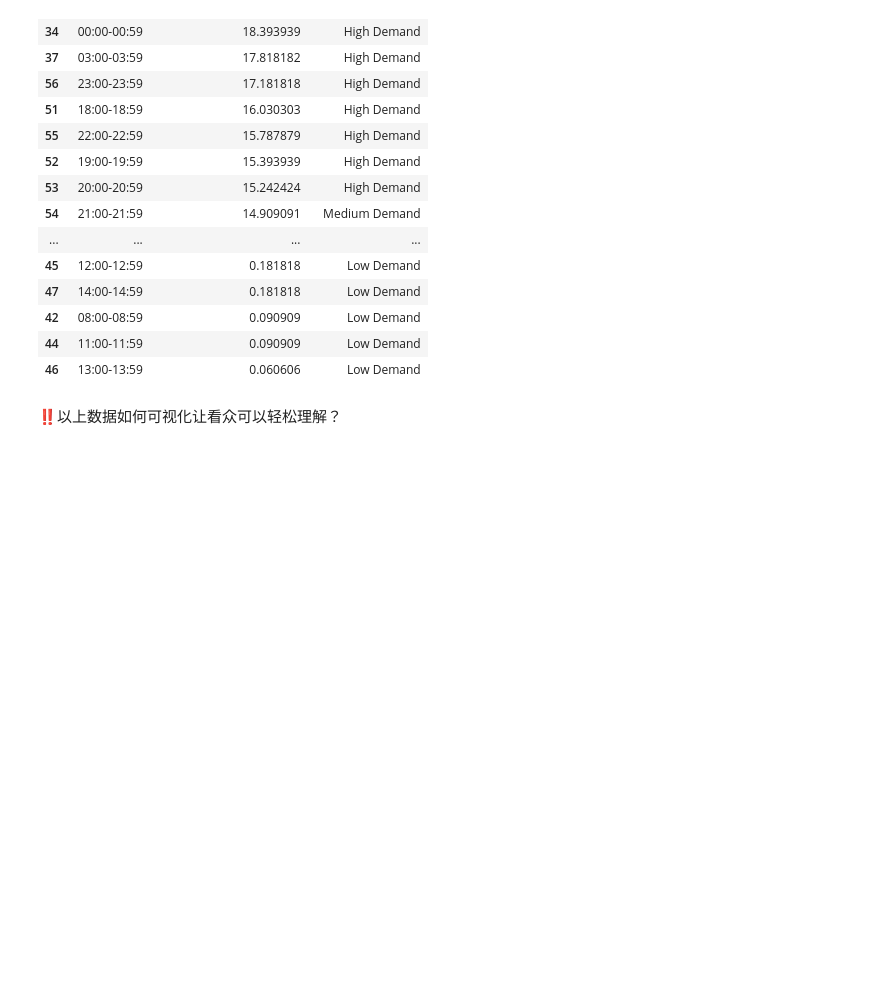
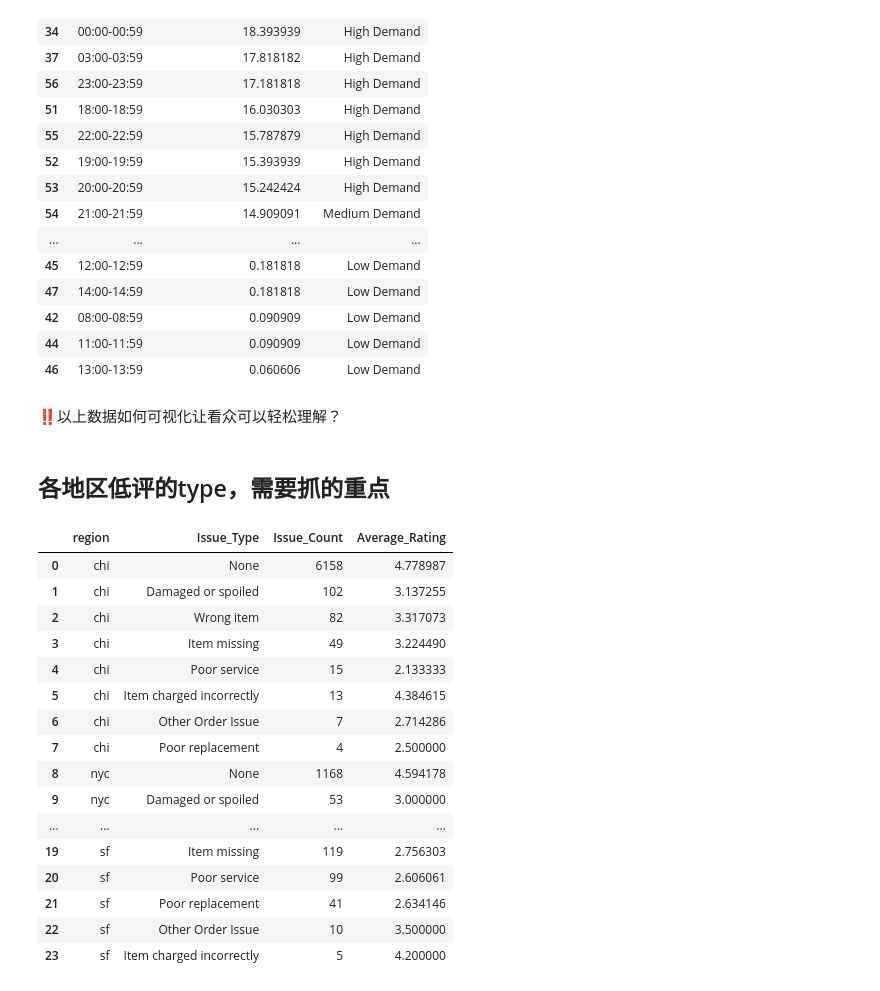
Before and after one commit to PeiZheng224/AI-Powered-Marketing-Content-Pipeline, a Jupyter notebook: instacart_1/takehomefile.ipynb, the cells around one changed output. Drawn from its saved outputs; the diff is of its cells as text; code cells hidden in the pictures; blank space fills up the shorter version.

```diff
--- a/instacart_1/takehomefile.ipynb
+++ b/instacart_1/takehomefile.ipynb
@@ -875,3 +875,39 @@ for region_name in unique_regions:
 | 46 | 13:00-13:59 | 0.060606 | Low Demand |
 # %% [markdown]
 ‼️以上数据如何可视化让看众可以轻松理解？
+# %% [markdown]
+## 各地区低评的type，需要抓的重点
+# %%
+query_regional_issues = """
+SELECT
+    region,
+    `type of issue reported` AS Issue_Type,
+    COUNT(*) AS Issue_Count,
+    AVG(`customer order rating`) AS Average_Rating
+FROM
+    customer_data
+GROUP BY
+    region, `type of issue reported`
+ORDER BY
+    region, Issue_Count DESC;
+"""
+regional_issue_ratings_df = pd.read_sql(query_regional_issues, engine)
+display(regional_issue_ratings_df)
+# %% [output]
+|  | region | Issue_Type | Issue_Count | Average_Rating |
+| 0 | chi | None | 6158 | 4.778987 |
+| 1 | chi | Damaged or spoiled | 102 | 3.137255 |
+| 2 | chi | Wrong item | 82 | 3.317073 |
+| 3 | chi | Item missing | 49 | 3.224490 |
+| 4 | chi | Poor service | 15 | 2.133333 |
+| 5 | chi | Item charged incorrectly | 13 | 4.384615 |
+| 6 | chi | Other Order Issue | 7 | 2.714286 |
+| 7 | chi | Poor replacement | 4 | 2.500000 |
+| 8 | nyc | None | 1168 | 4.594178 |
+| 9 | nyc | Damaged or spoiled | 53 | 3.000000 |
+| ... | ... | ... | ... | ... |
+| 19 | sf | Item missing | 119 | 2.756303 |
+| 20 | sf | Poor service | 99 | 2.606061 |
+| 21 | sf | Poor replacement | 41 | 2.634146 |
+| 22 | sf | Other Order Issue | 10 | 3.500000 |
+| 23 | sf | Item charged incorrectly | 5 | 4.200000 |
```
Also changed, not shown: parts of 6 cells of this notebook.
